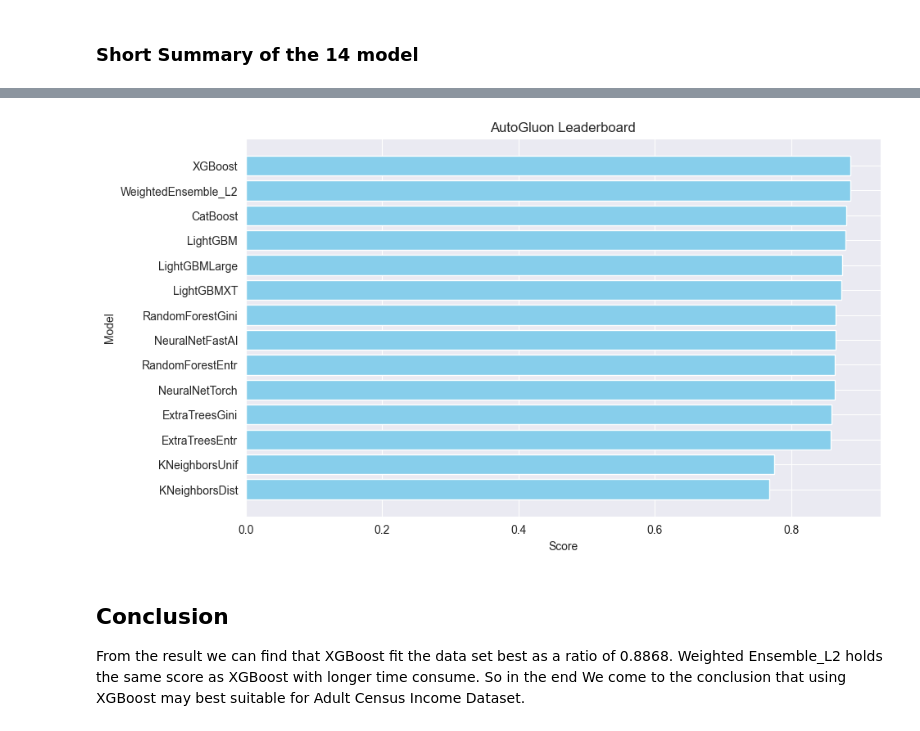
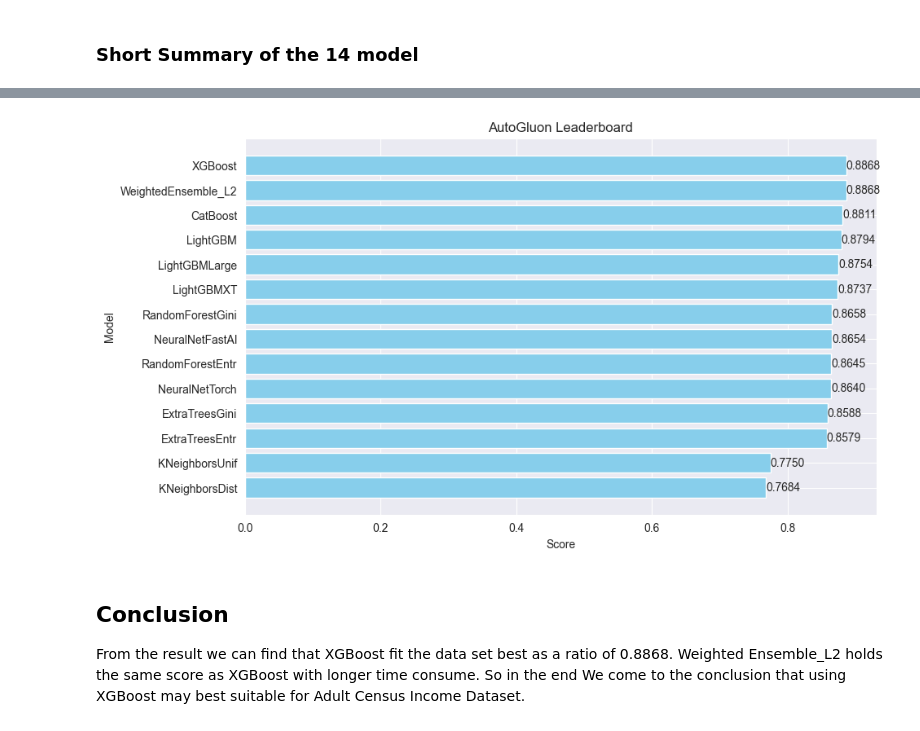
Before and after one commit to Laihb1106205841/CS311-AI-Peoject3-XGBoost, a Jupyter notebook: AutogluonProcess.ipynb, the cells around one changed output, grey strips where cells are left out. Saved outputs shown, nothing was run; the diff lists cells and outputs as text; code cells hidden in the pictures.

```diff
--- a/AutogluonProcess.ipynb
+++ b/AutogluonProcess.ipynb
@@ -431,18 +421,34 @@ So by introducing AutoGluon-Tabular, an AutoML framework for structured data tha
 # %%
 # 提取模型名称和性能指标
 models = lboard['model']
 scores = lboard['score_val']
 
+# # 创建条形图
+# plt.figure(figsize=(10, 6))
+# plt.barh(models, scores, color='skyblue')
+# plt.xlabel('Score')
+# plt.ylabel('Model')
+# plt.title('AutoGluon Leaderboard')
+# plt.gca().invert_yaxis()  # 反转 y 轴，让排名靠前的模型在顶部
+# plt.show()
+
+
 # 创建条形图
 plt.figure(figsize=(10, 6))
-plt.barh(models, scores, color='skyblue')
+bars = plt.barh(models, scores, color='skyblue')
 plt.xlabel('Score')
 plt.ylabel('Model')
 plt.title('AutoGluon Leaderboard')
 plt.gca().invert_yaxis()  # 反转 y 轴，让排名靠前的模型在顶部
+
+# 在每个条形上标记数值
+for bar, score in zip(bars, scores):
+    plt.text(bar.get_width(), bar.get_y() + bar.get_height()/2, '{:.4f}'.format(score),
+             va='center', ha='left')
+
 plt.show()
 # %% [output]
-[figure, old version]
+[figure, new version]
 # %% [markdown]
 ## Conclusion
 
```
Also changed, not shown: parts of 9 cells of this notebook, 4 other files.
